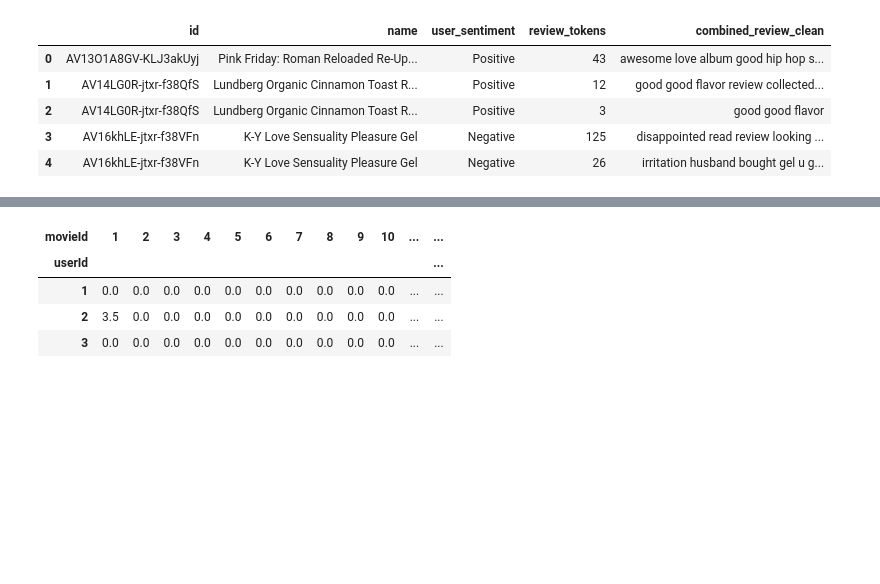
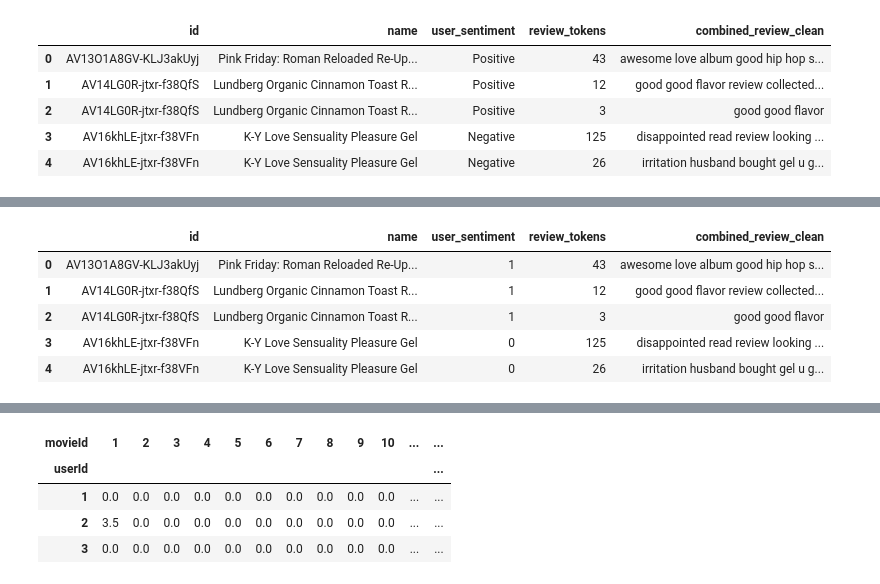
Before and after one commit to thomami244/Capstone_Project_Sentiment_Analysis, a Jupyter notebook: Recommendation+System+Notebook.ipynb, the cells around one changed output, grey strips where cells are left out. Saved outputs shown, nothing was run; the diff lists cells and outputs as text; code cells hidden in the pictures; blank space fills up the shorter version.

```diff
--- a/Recommendation+System+Notebook.ipynb
+++ b/Recommendation+System+Notebook.ipynb
@@ -562,0 +665,7 @@ df_data_clean.head()
+# %%
+# Check what values are in df_data_clean's user_sentiment column
+print("Values in df_data_clean['user_sentiment']:")
+print(df_data_clean['user_sentiment'].value_counts())
+
+print("\nApplying mapping to df_data_clean's own column:")
+df_data_clean['user_sentiment'] = df_data_clean['user_sentiment'].map({'Positive': 1, 'Negative': 0})
@@ -562,0 +680,3 @@ df_data_clean.head()
+# %%
+# replacing the user_sentiment column with 0 or 1 depending on whether the sentiment is positive or negative in order to train model
+df_data_clean['user_sentiment'] = df_data['user_sentiment'].map({'Positive': 1, 'Negative': 0})
@@ -562,0 +698,21 @@ df_data_clean.head()
+# %%
+# Remove the orphaned row (index 28354) that doesn't exist in df_data
+print("Before removal:")
+print(f"df_data_clean shape: {df_data_clean.shape}")
+
+# Remove the problematic row
+df_data_clean = df_data_clean.drop(index=28354)
+
+print("After removal:")
+print(f"df_data_clean shape: {df_data_clean.shape}")
+
+# Now redo the mapping - should work perfectly
+df_data_clean['user_sentiment'] = df_data['user_sentiment'].map({'Positive': 1, 'Negative': 0})
+
+print("\nAfter remapping:")
+print(df_data_clean['user_sentiment'].value_counts(dropna=False))
+print(f"NaN count: {df_data_clean['user_sentiment'].isna().sum()}")
+
+# Final verification
+print(f"\nFinal dataset info:")
+print(df_data_clean.info())
@@ -562,0 +756,9 @@ df_data_clean.head()
+# %%
+df_data_clean.head()
+# %% [output]
+|  | id | name | user_sentiment | review_tokens | combined_review_clean |
+| 0 | AV13O1A8GV-KLJ3akUyj | Pink Friday: Roman Reloaded Re-Up... | 1 | 43 | awesome love album good hip hop s... |
+| 1 | AV14LG0R-jtxr-f38QfS | Lundberg Organic Cinnamon Toast R... | 1 | 12 | good good flavor review collected... |
+| 2 | AV14LG0R-jtxr-f38QfS | Lundberg Organic Cinnamon Toast R... | 1 | 3 | good good flavor |
+| 3 | AV16khLE-jtxr-f38VFn | K-Y Love Sensuality Pleasure Gel | 0 | 125 | disappointed read review looking ... |
+| 4 | AV16khLE-jtxr-f38VFn | K-Y Love Sensuality Pleasure Gel | 0 | 26 | irritation husband bought gel u g... |
```
Also changed, not shown: parts of 34 cells of this notebook.
